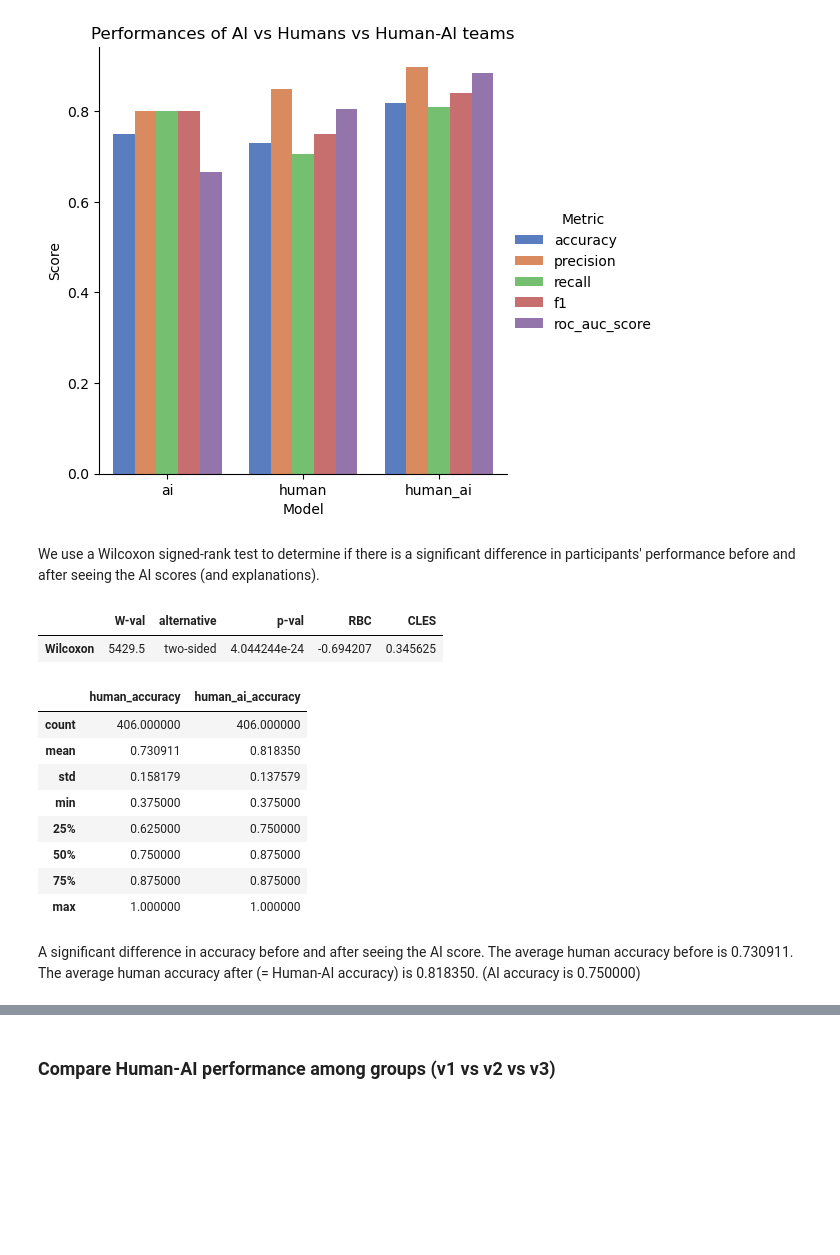
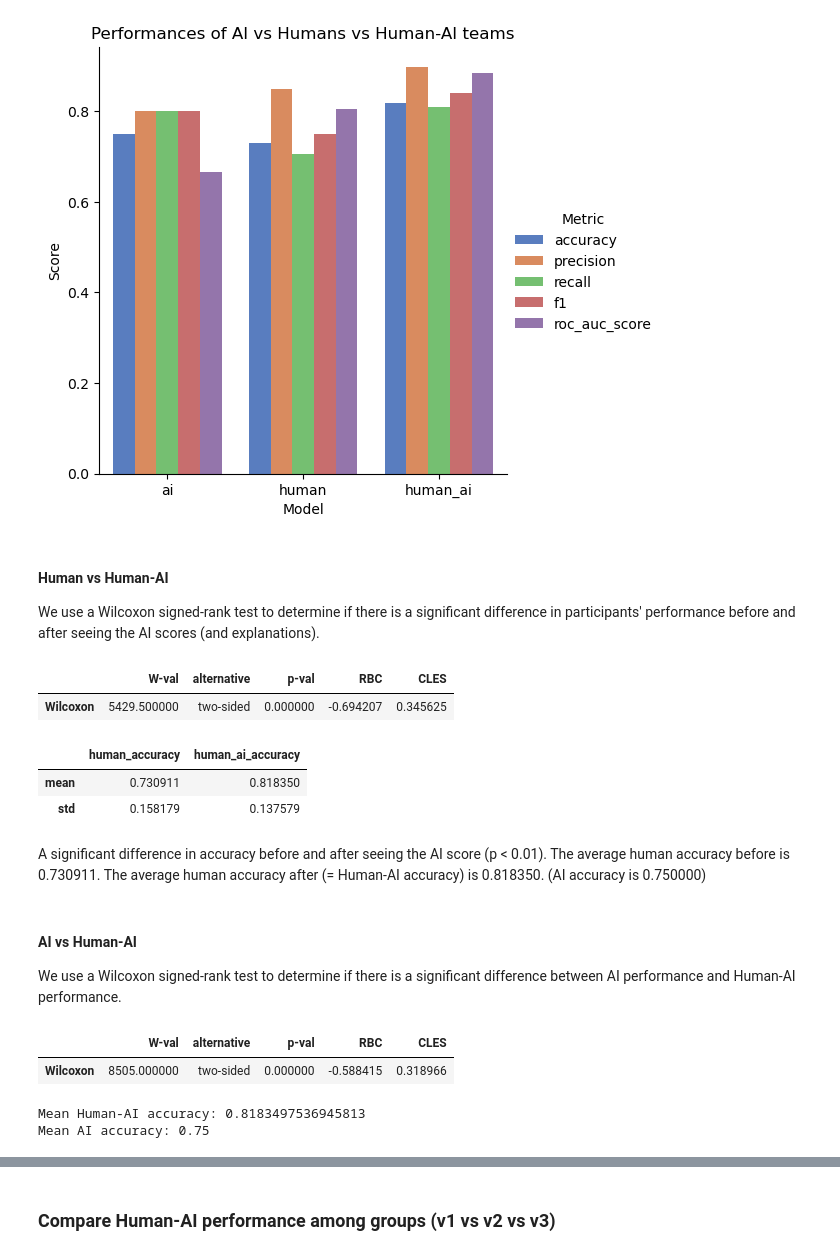
Before and after one commit to csomorbalazs/xai-experiment, a Jupyter notebook: postprocessing/Data_Analysis_XAI.ipynb, the cells around one changed output, grey strips where cells are left out. Drawn from its saved outputs; the diff is of its cells as text; code cells hidden in the pictures; blank space fills up the shorter version.

```diff
--- a/postprocessing/Data_Analysis_XAI.ipynb
+++ b/postprocessing/Data_Analysis_XAI.ipynb
@@ -105,3 +97,15 @@ Name: METADATA.FEATURE, dtype: int64
+# %%
+# journalists don't have a main score, so they should be kept
+df = df[(df["POINTS.main"].isna()) | (df["POINTS.main"] >= 5)]
+# %%
+# filter out journalists who didn't reach enough points in the merged task
+df = df[df["POINTS"] >= 7]
+# %%
+def lay(data):
+    return data[data["JOURNALIST"] == False]
+# %%
+# only lay participants are considered
+df = lay(df)
 # %% [markdown]
 ## Demographics
 # %%
@@ -364,24 +370,24 @@ c._legend.set_title("Metric")
 # %% [output]
 [figure]
 # %% [markdown]
+#### Human vs Human-AI
+
 We use a Wilcoxon signed-rank test to determine if there is a significant difference in participants' performance before and after seeing the AI scores (and explanations).
 # %%
 wilcoxon_test = pg.wilcoxon(df["human_accuracy"], df["human_ai_accuracy"])
-wilcoxon_test
+highlight(wilcoxon_test)
 # %% [output]
 |  | W-val | alternative | p-val | RBC | CLES |
-| Wilcoxon | 5429.5 | two-sided | 4.044244e-24 | -0.694207 | 0.345625 |
+| Wilcoxon | 5429.500000 | two-sided | 0.000000 | -0.694207 | 0.345625 |
 # %%
-df[["human_accuracy", "human_ai_accuracy"]].describe()
+df[["human_accuracy", "human_ai_accuracy"]].describe().loc[["mean", "std"]]
 # %% [output]
 |  | human_accuracy | human_ai_accuracy |
-| count | 406.000000 | 406.000000 |
 | mean | 0.730911 | 0.818350 |
 | std | 0.158179 | 0.137579 |
-| min | 0.375000 | 0.375000 |
-| 25% | 0.625000 | 0.750000 |
-| 50% | 0.750000 | 0.875000 |
-| 75% | 0.875000 | 0.875000 |
-| max | 1.000000 | 1.000000 |
 # %% [markdown]
-A significant difference in accuracy before and after seeing the AI score. The average human accuracy before is 0.730911. The average human accuracy after (= Human-AI accuracy) is 0.818350. (AI accuracy is 0.750000)
+A significant difference in accuracy before and after seeing the AI score (p < 0.01). The average human accuracy before is 0.730911. The average human accuracy after (= Human-AI accuracy) is 0.818350. (AI accuracy is 0.750000)
+# %% [markdown]
+#### AI vs Human-AI
+
+We use a Wilcoxon signed-rank test to determine if there is a significant difference between AI performance and Human-AI performance.
@@ -387,0 +396,12 @@ A significant difference in accuracy before and after seeing the AI score. The a
+# %%
+wilcoxon_test = pg.wilcoxon(ai_accuracy_df["accuracy"], df["human_ai_accuracy"])
+highlight(wilcoxon_test)
+# %% [output]
+|  | W-val | alternative | p-val | RBC | CLES |
+| Wilcoxon | 8505.000000 | two-sided | 0.000000 | -0.588415 | 0.318966 |
+# %%
+print(f"Mean Human-AI accuracy: {df[['human_ai_accuracy']].mean().values[0]}")
+print(f"Mean AI accuracy: {ai_performance_df[['accuracy']].mean().values[0]}")
+# %% [output]
+Mean Human-AI accuracy: 0.8183497536945813
+Mean AI accuracy: 0.75
```
Also changed, not shown: parts of 46 cells of this notebook, 3 other files.
